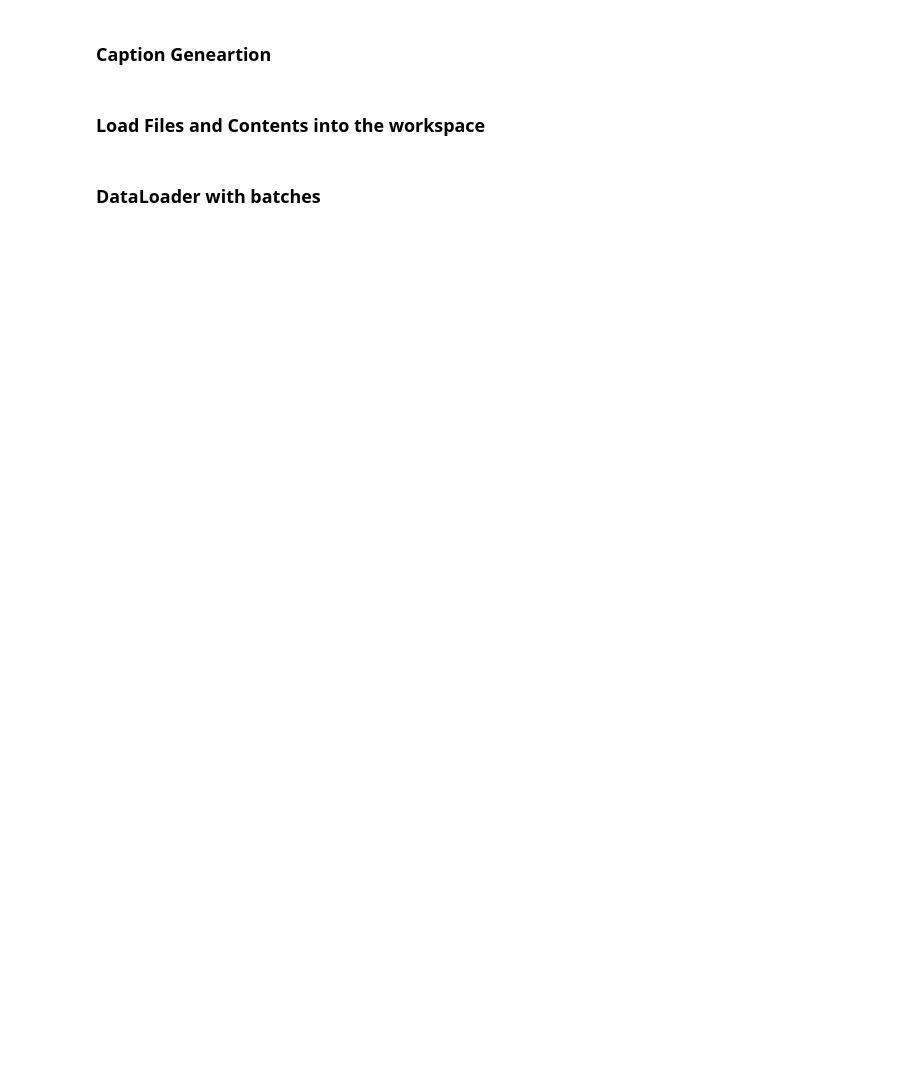
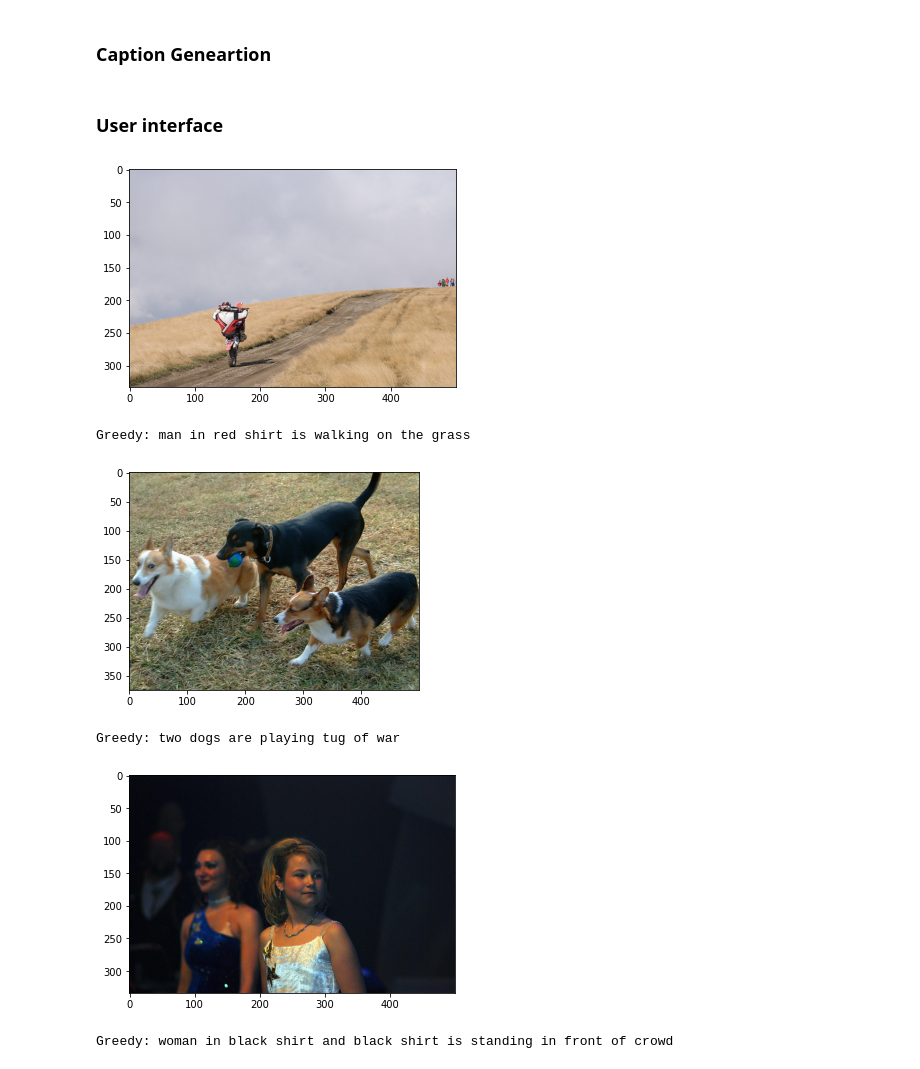
Before and after one commit to chirucodes/aiml, a Jupyter notebook: ResNet50_ImageCaptioningGroup4_BaseLine.ipynb, the cells around one changed output. Drawn from its saved outputs; the diff is of its cells as text; code cells hidden in the pictures; blank space fills up the shorter version.

```diff
--- a/ResNet50_ImageCaptioningGroup4_BaseLine.ipynb
+++ b/ResNet50_ImageCaptioningGroup4_BaseLine.ipynb
@@ -733,0 +859,5 @@ Description Length: 34
+# %%
+for i in range(epochs):
+    generator = data_generator(train_descriptions, train_features, wordtoix, max_length, number_pics_per_bath)
+    lstm_model.fit_generator(generator, epochs=1, steps_per_epoch=steps, verbose=1)
+    #lstm_model.save('./model_weights/model_' + str(i) + '.h5')
@@ -734,6 +875,40 @@ Description Length: 34
+# %%
+lstm_model.load_weights('./model_weights/model_30.h5')
+# %%
+with open(pkl_test_file, "rb") as encoded_pickle:
+    encoding_test = load(encoded_pickle)
 # %% [markdown]
 ### Caption Geneartion
-# %% [markdown]
-### Load Files and Contents into the workspace
-# %% [markdown]
-### DataLoader with batches
+# %%
+def greedySearch(photo):
+    in_text = 'startseq'
+    for i in range(max_length):
+        sequence = [wordtoix[w] for w in in_text.split() if w in wordtoix]
+        sequence = pad_sequences([sequence], maxlen=max_length)
+        yhat = lstm_model.predict([photo,sequence], verbose=0)
+        yhat = np.argmax(yhat)
+        word = ixtoword[yhat]
+        in_text += ' ' + word
+        if word == 'endseq':
+            break
+    final = in_text.split()
+    final = final[1:-1]
+    final = ' '.join(final)
+    return final
+# %% [markdown]
+### User interface
+# %%
+for z in range(3):
+  pic = list(encoding_test.keys())[z]
+  image = encoding_test[pic].reshape((1,2048))
+  x=plt.imread(images+pic)
+  plt.imshow(x)
+  plt.show()
+  print("Greedy:",greedySearch(image))
+# %% [output]
+[figure, added]
+Greedy: man in red shirt is walking on the grass
+[figure, added]
+Greedy: two dogs are playing tug of war
+[figure, added]
+Greedy: woman in black shirt and black shirt is standing in front of crowd
```
Also changed, not shown: parts of 55 cells of this notebook.
